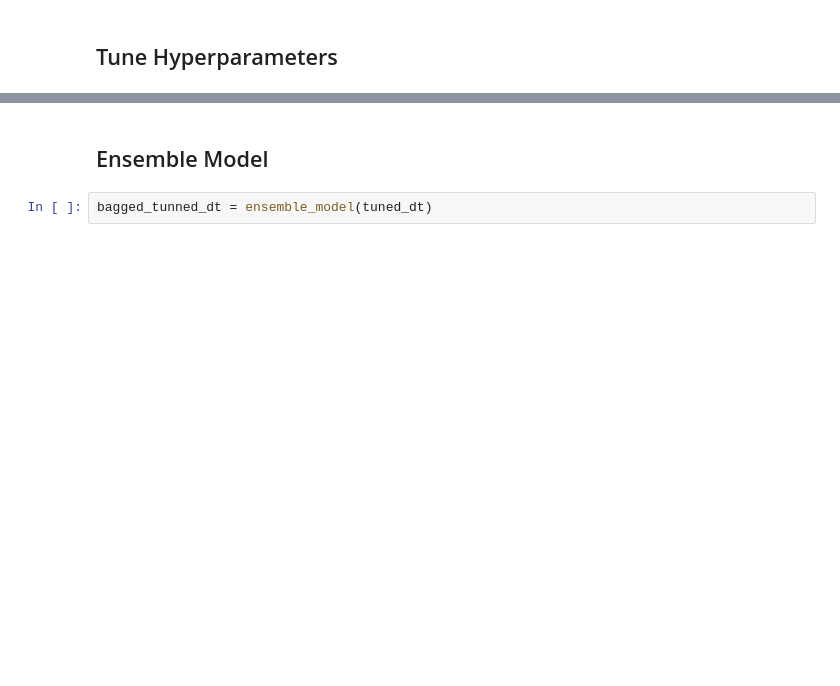
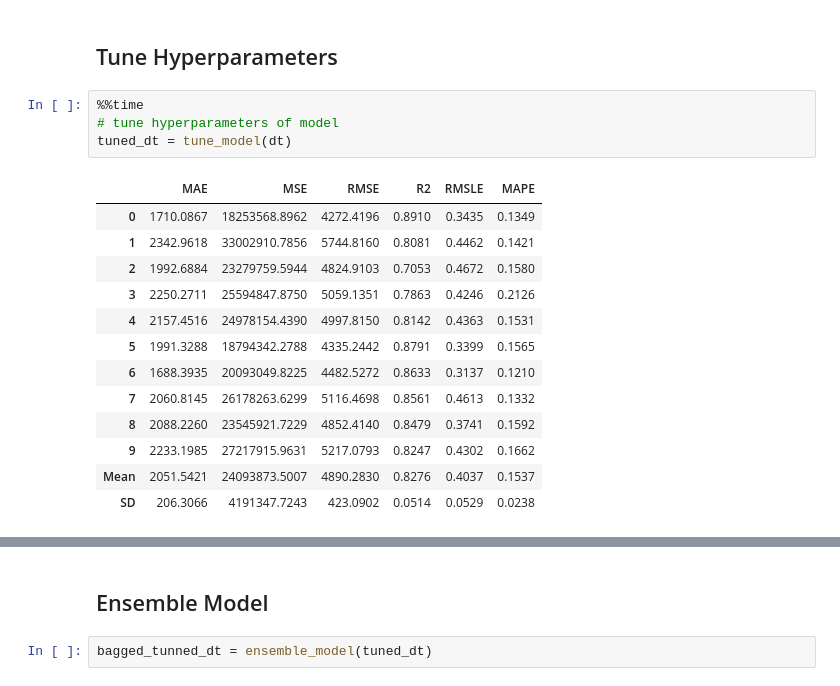
Before and after one commit to pycaret/mlopsworld2021, a Jupyter notebook: Demo 1 - Regression.ipynb, the cells around one changed output, grey strips where cells are left out. Cells and saved outputs as stored; diff of their text form; blank space fills up the shorter version.

```diff
--- a/Demo 1 - Regression.ipynb
+++ b/Demo 1 - Regression.ipynb
@@ -127,2 +153,20 @@ print(dt)
 # %% [markdown]
 ## Tune Hyperparameters
+# %%
+%%time
+# tune hyperparameters of model
+tuned_dt = tune_model(dt)
+# %% [output]
+|  | MAE | MSE | RMSE | R2 | RMSLE | MAPE |
+| 0 | 1710.0867 | 18253568.8962 | 4272.4196 | 0.8910 | 0.3435 | 0.1349 |
+| 1 | 2342.9618 | 33002910.7856 | 5744.8160 | 0.8081 | 0.4462 | 0.1421 |
+| 2 | 1992.6884 | 23279759.5944 | 4824.9103 | 0.7053 | 0.4672 | 0.1580 |
+| 3 | 2250.2711 | 25594847.8750 | 5059.1351 | 0.7863 | 0.4246 | 0.2126 |
+| 4 | 2157.4516 | 24978154.4390 | 4997.8150 | 0.8142 | 0.4363 | 0.1531 |
+| 5 | 1991.3288 | 18794342.2788 | 4335.2442 | 0.8791 | 0.3399 | 0.1565 |
+| 6 | 1688.3935 | 20093049.8225 | 4482.5272 | 0.8633 | 0.3137 | 0.1210 |
+| 7 | 2060.8145 | 26178263.6299 | 5116.4698 | 0.8561 | 0.4613 | 0.1332 |
+| 8 | 2088.2260 | 23545921.7229 | 4852.4140 | 0.8479 | 0.3741 | 0.1592 |
+| 9 | 2233.1985 | 27217915.9631 | 5217.0793 | 0.8247 | 0.4302 | 0.1662 |
+| Mean | 2051.5421 | 24093873.5007 | 4890.2830 | 0.8276 | 0.4037 | 0.1537 |
+| SD | 206.3066 | 4191347.7243 | 423.0902 | 0.0514 | 0.0529 | 0.0238 |
```
Also changed, not shown: parts of 36 cells of this notebook, 4 other files.
